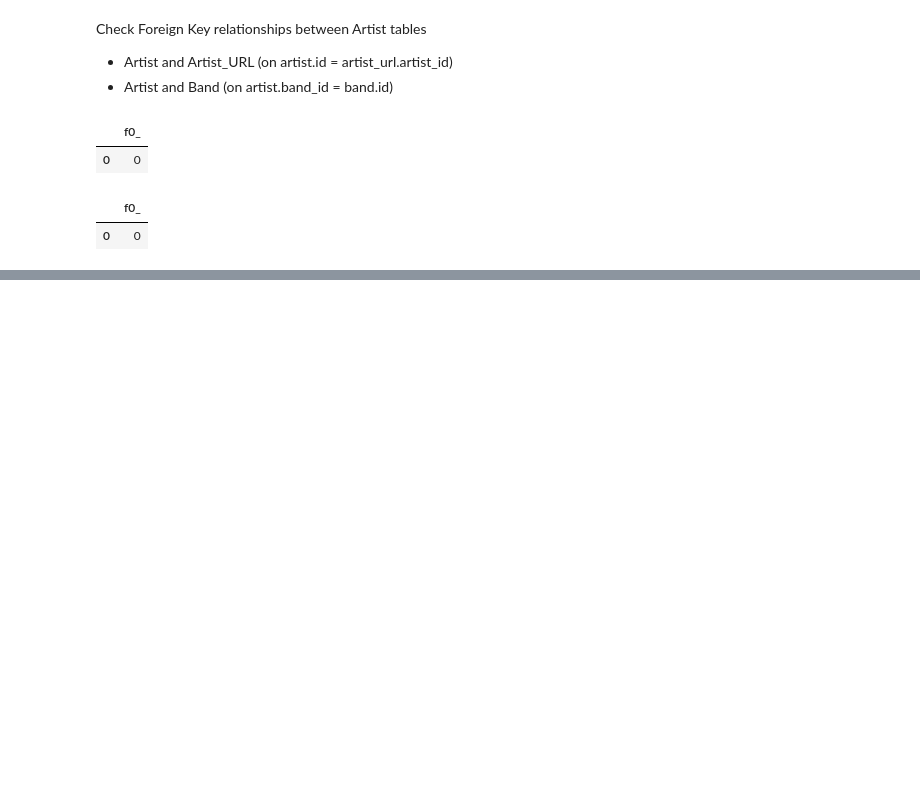
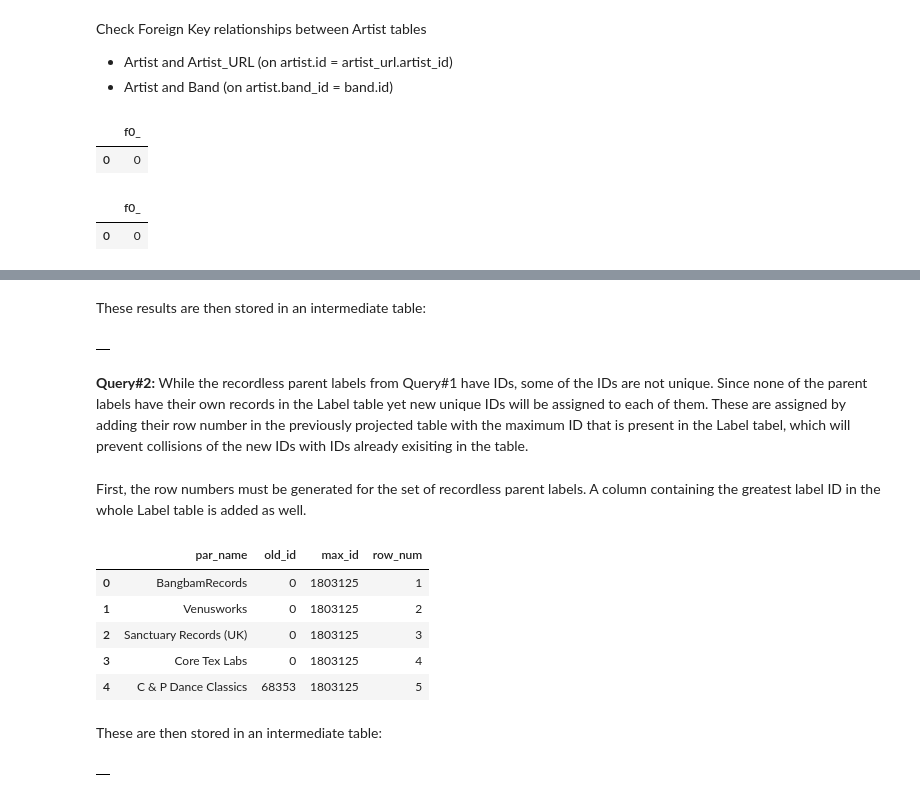
Before and after one commit to eiler-s/musicDatabase, a Jupyter notebook: discogs_modeled.ipynb, the cells around one changed output, grey strips where cells are left out. Drawn from its saved outputs; the diff is of its cells as text; code cells hidden in the pictures; blank space fills up the shorter version.

```diff
--- a/discogs_modeled.ipynb
+++ b/discogs_modeled.ipynb
@@ -265,0 +298,42 @@ where b.id is null
+# %% [markdown]
+These results are then stored in an intermediate table:
+# %%
+%%bigquery
+create table discogs_modeled.Label_SQL_1 as
+select distinct l2.par_id, l2.par_name
+from discogs_modeled.Label l1 right join discogs_modeled.Label l2
+on l1.label_id = l2.par_id
+where l1.label_id is null and l2.par_name is not null
+# %% [output]
+|  |
+# %% [markdown]
+**Query#2:** While the recordless parent labels from Query#1 have IDs, some of the IDs are not unique. Since none of the parent labels have their own records in the Label table yet new unique IDs will be assigned to each of them. These are assigned by adding their row number in the previously projected table with the maximum ID that is present in the Label tabel, which will prevent collisions of the new IDs with IDs already exisiting in the table.
+# %% [markdown]
+First, the row numbers must be generated for the set of recordless parent labels. A column containing the greatest label ID in the whole Label table is added as well.
+# %%
+%%bigquery
+select par_name,par_id as old_id,
+  (select max(L.label_id) from discogs_modeled.Label L) as max_id,
+  row_number() over() as row_num
+from discogs_modeled.Label_SQL_1
+
+order by row_num, par_name
+limit 5
+# %% [output]
+|  | par_name | old_id | max_id | row_num |
+| 0 | BangbamRecords | 0 | 1803125 | 1 |
+| 1 | Venusworks | 0 | 1803125 | 2 |
+| 2 | Sanctuary Records (UK) | 0 | 1803125 | 3 |
+| 3 | Core Tex Labs | 0 | 1803125 | 4 |
+| 4 | C & P Dance Classics | 68353 | 1803125 | 5 |
+# %% [markdown]
+These are then stored in an intermediate table:
+# %%
+%%bigquery
+create table discogs_modeled.Label_SQL_2 as
+select par_name,par_id as old_id,
+  (select max(L.label_id) from discogs_modeled.Label L) as max_id,
+  row_number() over() as row_num
+from discogs_modeled.Label_SQL_1
+# %% [output]
+|  |
```
Also changed, not shown: parts of 23 cells of this notebook.
